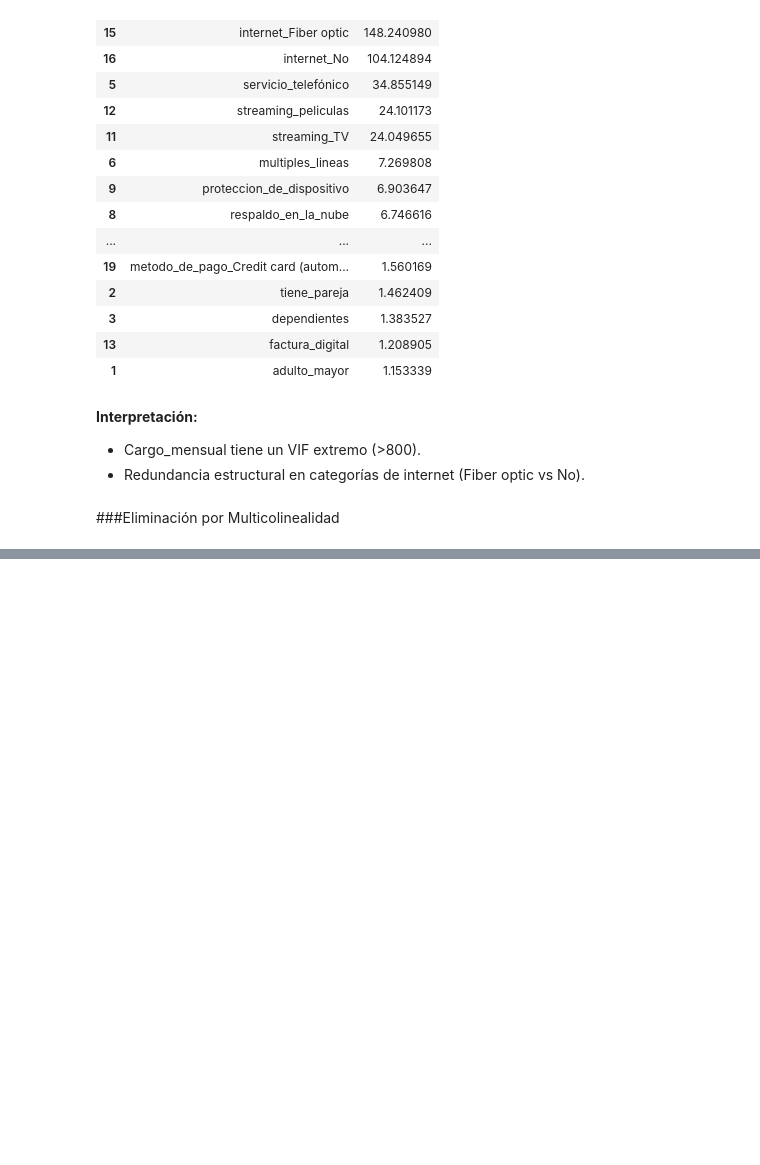
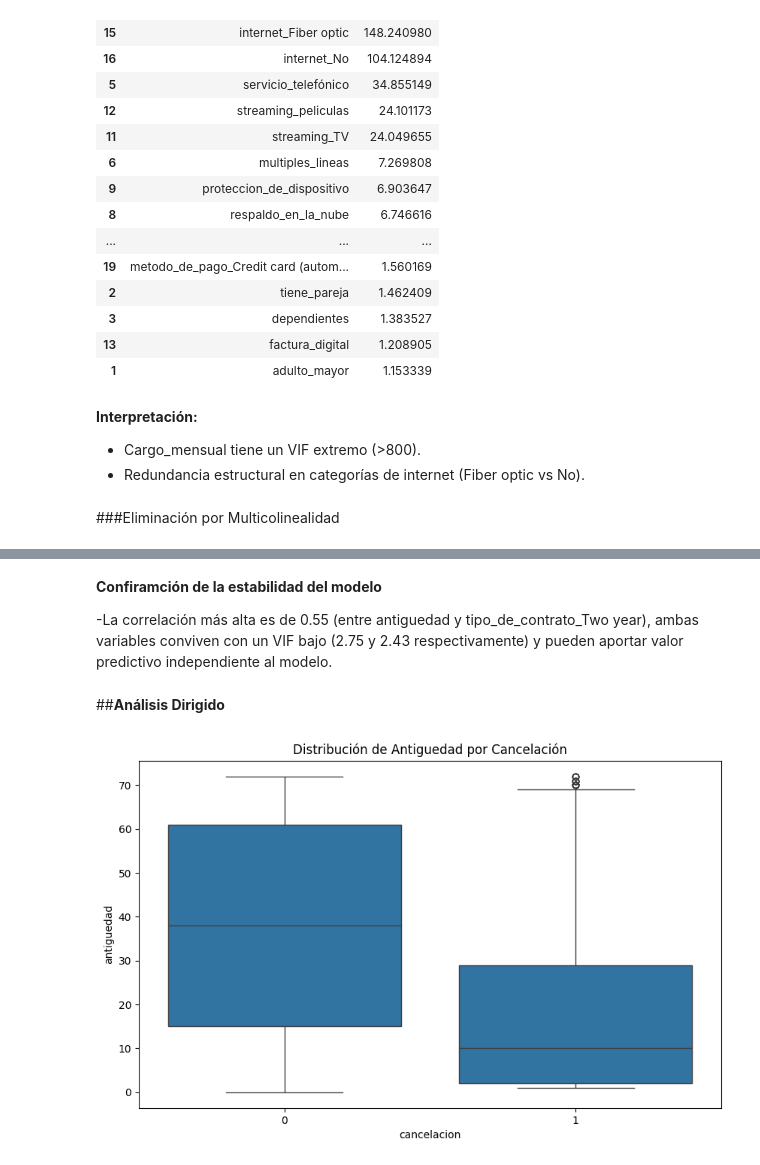
Before and after one commit to NicoPerotto/challenge2-data-science-LATAM-Parte-2, a Jupyter notebook: TelecomX_part2_LATAM.ipynb, the cells around one changed output, grey strips where cells are left out. Saved outputs shown, nothing was run; the diff lists cells and outputs as text; code cells hidden in the pictures; blank space fills up the shorter version.

```diff
--- a/TelecomX_part2_LATAM.ipynb
+++ b/TelecomX_part2_LATAM.ipynb
@@ -604,0 +394,14 @@ Usar los modelos desarrollados para generar alertas tempranas de riesgo de rotac
+# %% [markdown]
+**Confiramción de la estabilidad del modelo**
+
+-La correlación más alta es de 0.55 (entre antiguedad y tipo_de_contrato_Two year), ambas variables conviven con un VIF bajo (2.75 y 2.43 respectivamente) y pueden aportar valor predictivo independiente al modelo.
+# %% [markdown]
+##**Análisis Dirigido**
+# %%
+# 1. Tiempo de antiguedad vs Cancelación (Boxplot)
+plt.figure(figsize=(10, 6))
+sns.boxplot(x='cancelacion', y='antiguedad', data=dataFrame)
+plt.title('Distribución de Antiguedad por Cancelación')
+plt.show()
+# %% [output]
+[figure, added]
```
Also changed, not shown: parts of 85 cells of this notebook.
